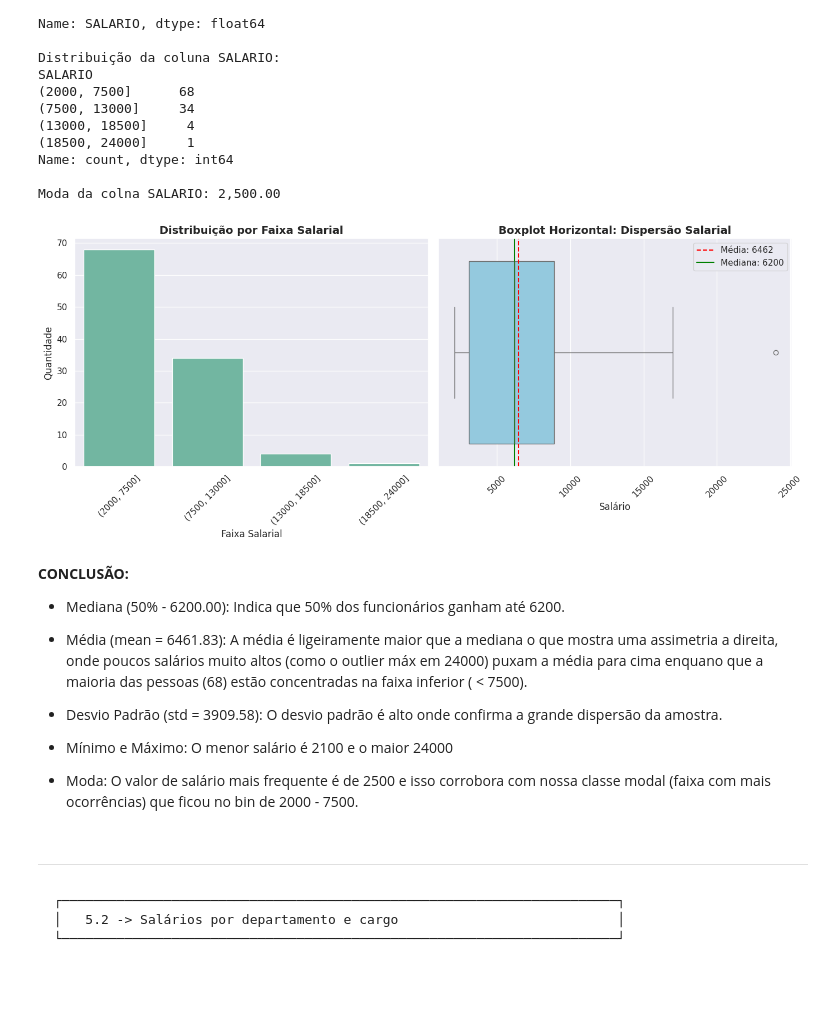
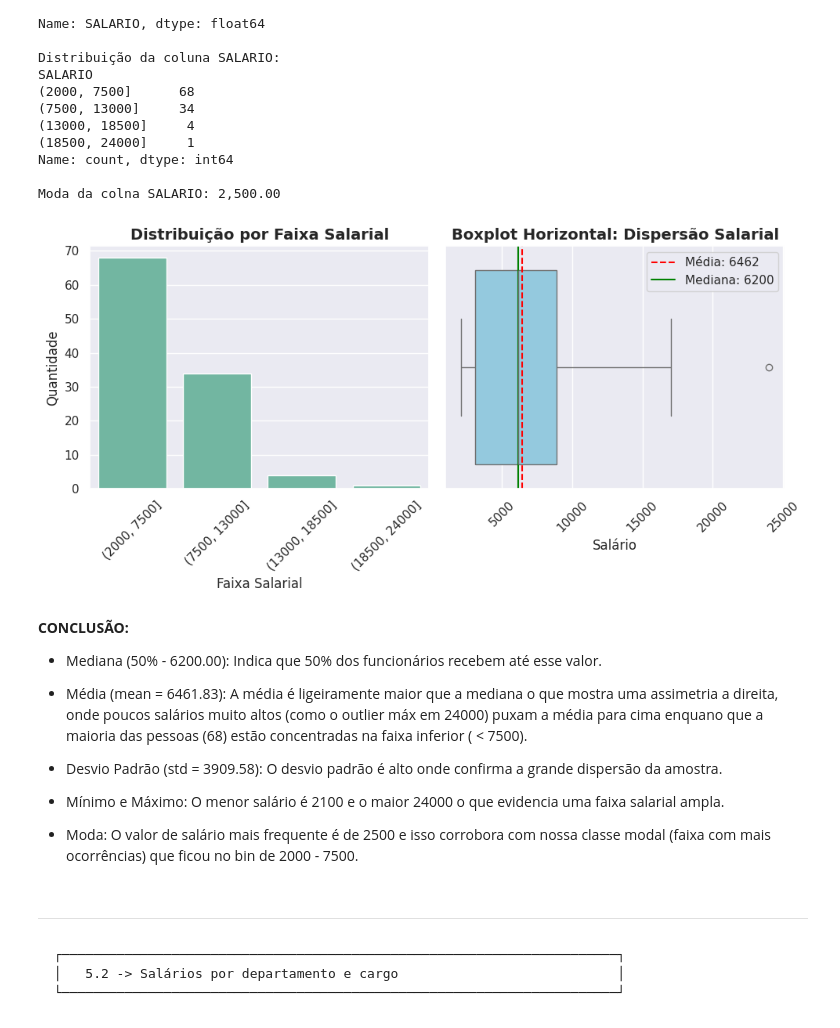
Before and after one commit to lf-vampre/sctec-datascience-projeto-avaliativo-1, a Jupyter notebook: projeto_aed_rh.ipynb, the cells around one changed output. Cells and saved outputs as stored; diff of their text form; code cells hidden in the pictures; blank space fills up the shorter version.

Commit message:
Finalizado análise AED com gráficos. RF09 e RF10 completos.

```diff
--- a/projeto_aed_rh.ipynb
+++ b/projeto_aed_rh.ipynb
@@ -784,6 +849,13 @@ df_depto_limpo['DIA'] = df_depto_limpo['DATA_CONTRATACAO'].dt.day
 df_depto_limpo['MES'] = df_depto_limpo['DATA_CONTRATACAO'].dt.month
 df_depto_limpo['ANO'] = df_depto_limpo['DATA_CONTRATACAO'].dt.year
 
-print('\n 3 Novas colunas criadas. Mostrando todas as colunas da base:\n')
+# Criação de TEMPO_CASA
+# Data atual - Data Contratação (em Anos)
+df_depto_limpo["TEMPO_CASA"] = (
+    (pd.Timestamp.now(tz="UTC") - df_depto_limpo["DATA_CONTRATACAO"]).dt.days / 365.25
+).round(2)
+
+
+print('\n 4 Novas colunas criadas. Mostrando todas as colunas da base:\n')
 print(df_depto_limpo.columns.to_list())
 # %% [output]
@@ -880,13 +952,13 @@ salario_moda = df_final['SALARIO'].mode().iloc[0]
 
 # Calcular a Distribuição
 bins_salario = [2000, 7500, 13000, 18500, 24000]
-salario_distribuicao = pd.cut(df_final['SALARIO'], bins=bins_salario).value_counts()
+df_salario_distribuicao = pd.cut(df_final['SALARIO'], bins=bins_salario).value_counts()
 
 print('Informações estatísticas da coluna SALARIO:')
 print(salario_describe.round(2))
 
 print('\nDistribuição da coluna SALARIO:')
-print(salario_distribuicao)
+print(df_salario_distribuicao)
 
 print(f'\nModa da colna SALARIO: {salario_moda:,.2f}')
 # %% [output]
@@ -924,54 +996,54 @@ sns.set_theme(
 )
 
 #criar painel 1x2
-fig, axes = plt.subplots(1, 2, figsize=(14,6))
+fig, axes = plt.subplots(1, 2, figsize=(10,5))
 
 # --------------------------------------------------
 # 1. Gráfico de Barras: Distribuição
 # --------------------------------------------------
 
 sns.barplot(
-    x=salario_distribuicao.index.astype(str),
-    y=salario_distribuicao.values,
+    x=df_salario_distribuicao.index.astype(str),
+    y=df_salario_distribuicao.values,
     ax=axes[0],
 )
 axes[0].set_title('Distribuição por Faixa Salarial', fontsize=14, fontweight='bold')
 axes[0].set_xlabel('Faixa Salarial')
 axes[0].set_ylabel('Quantidade')
 axes[0].tick_params(axis='x', rotation=45)
 
 # --------------------------------------------------
 # 2. Gráfico Boxplot: Salário
 # --------------------------------------------------
 
 sns.boxplot(
     x=df_final['SALARIO'],
     ax=axes[1],
     color='skyblue'
 )
 axes[1].set_title('Boxplot Horizontal: Dispersão Salarial', fontsize=14, fontweight='bold')
 axes[1].tick_params(axis='x', rotation=45)
 axes[1].set_xlabel('Salário')
 
 # Linhas de Média e Mediana
 axes[1].axvline(df_final['SALARIO'].mean(), color='red', linestyle='--', label=f'Média: {df_final["SALARIO"].mean():.0f}')
 axes[1].axvline(df_final['SALARIO'].median(), color='green', linestyle='-', label=f'Mediana: {df_final["SALARIO"].median():.0f}')
 axes[1].legend()
 
 plt.tight_layout()
 plt.show()
 # %% [output]
-[figure, old version]
+[figure, new version]
 # %% [markdown]
 **CONCLUSÃO:**
 
-- Mediana (50% - 6200.00): Indica que 50% dos funcionários ganham até 6200.
+- Mediana (50% - 6200.00): Indica que 50% dos funcionários recebem até esse valor.
 
 - Média (mean = 6461.83): A média é ligeiramente maior que a mediana o que mostra uma assimetria a direita, onde poucos salários muito altos (como o outlier máx em 24000) puxam a média para cima enquano que a maioria das pessoas (68) estão concentradas na faixa inferior ( < 7500).
 
 - Desvio Padrão (std = 3909.58): O desvio padrão é alto onde confirma a grande dispersão da amostra.
 
-- Mínimo e Máximo: O menor salário é 2100 e o maior 24000
+- Mínimo e Máximo: O menor salário é 2100 e o maior 24000 o que evidencia uma faixa salarial ampla.
 
 - Moda: O valor de salário mais frequente é de 2500 e isso corrobora com nossa classe modal (faixa com mais ocorrências) que ficou no bin de 2000 - 7500.
 # %% [markdown]
```
Also changed, not shown: parts of 27 cells of this notebook, 2 other files.
